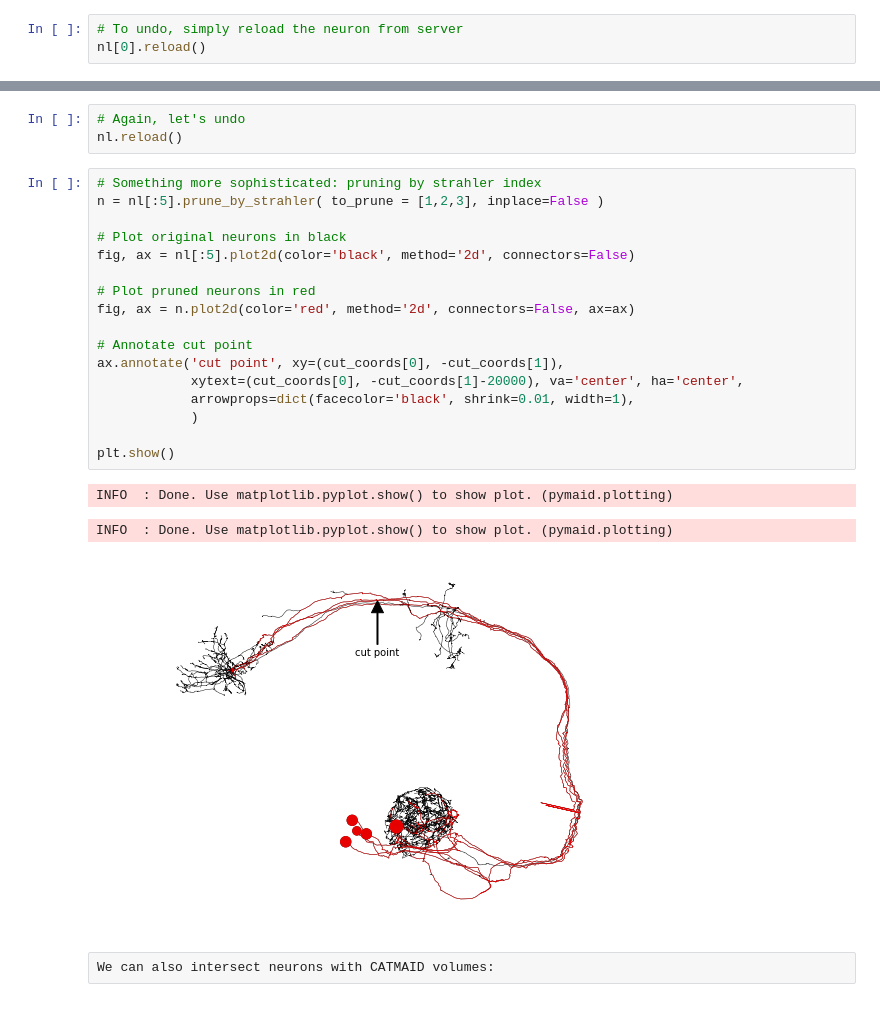
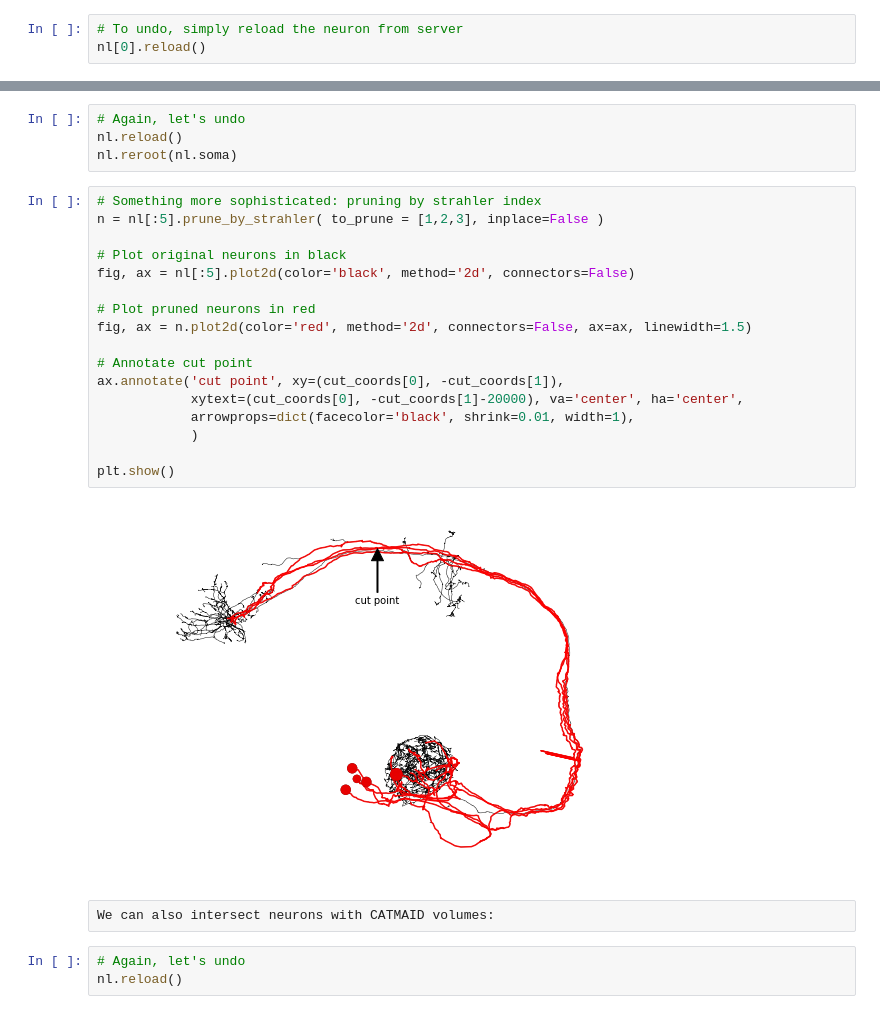
Before and after one commit to navis-org/pymaid, a Jupyter notebook: docs/source/morph_analysis.ipynb, the cells around one changed output, grey strips where cells are left out. Drawn from its saved outputs; the diff is of its cells as text.

```diff
--- a/docs/source/morph_analysis.ipynb
+++ b/docs/source/morph_analysis.ipynb
@@ -162,30 +151,32 @@ INFO  : Done. Use matplotlib.pyplot.show() to show plot. (pymaid.plotting)
 [figure]
+# %%
+# Again, let's undo
+nl.reload()
+nl.reroot(nl.soma)
+# %%
+# Something more sophisticated: pruning by strahler index
+n = nl[:5].prune_by_strahler( to_prune = [1,2,3], inplace=False )
+
+# Plot original neurons in black
+fig, ax = nl[:5].plot2d(color='black', method='2d', connectors=False)
+
+# Plot pruned neurons in red
+fig, ax = n.plot2d(color='red', method='2d', connectors=False, ax=ax, linewidth=1.5)
+
+# Annotate cut point
+ax.annotate('cut point', xy=(cut_coords[0], -cut_coords[1]),
+            xytext=(cut_coords[0], -cut_coords[1]-20000), va='center', ha='center',
+            arrowprops=dict(facecolor='black', shrink=0.01, width=1),
+            )
+
+plt.show()
+# %% [output]
+[figure, added]
+# %% [raw]
+We can also intersect neurons with CATMAID volumes:
 # %%
 # Again, let's undo
 nl.reload()
-# %%
-# Something more sophisticated: pruning by strahler index
-n = nl[:5].prune_by_strahler( to_prune = [1,2,3], inplace=False )
-
-# Plot original neurons in black
-fig, ax = nl[:5].plot2d(color='black', method='2d', connectors=False)
-
-# Plot pruned neurons in red
-fig, ax = n.plot2d(color='red', method='2d', connectors=False, ax=ax)
-
-# Annotate cut point
-ax.annotate('cut point', xy=(cut_coords[0], -cut_coords[1]),
-            xytext=(cut_coords[0], -cut_coords[1]-20000), va='center', ha='center',
-            arrowprops=dict(facecolor='black', shrink=0.01, width=1),
-            )
-
-plt.show()
-# %% [output]
-INFO  : Done. Use matplotlib.pyplot.show() to show plot. (pymaid.plotting)
-INFO  : Done. Use matplotlib.pyplot.show() to show plot. (pymaid.plotting)
-[figure, removed]
-# %% [raw]
-We can also intersect neurons with CATMAID volumes:
 # %%
 # Get a volume
 lh = pymaid.get_volume('LH_R')
```
Also changed, not shown: parts of 8 cells of this notebook.
